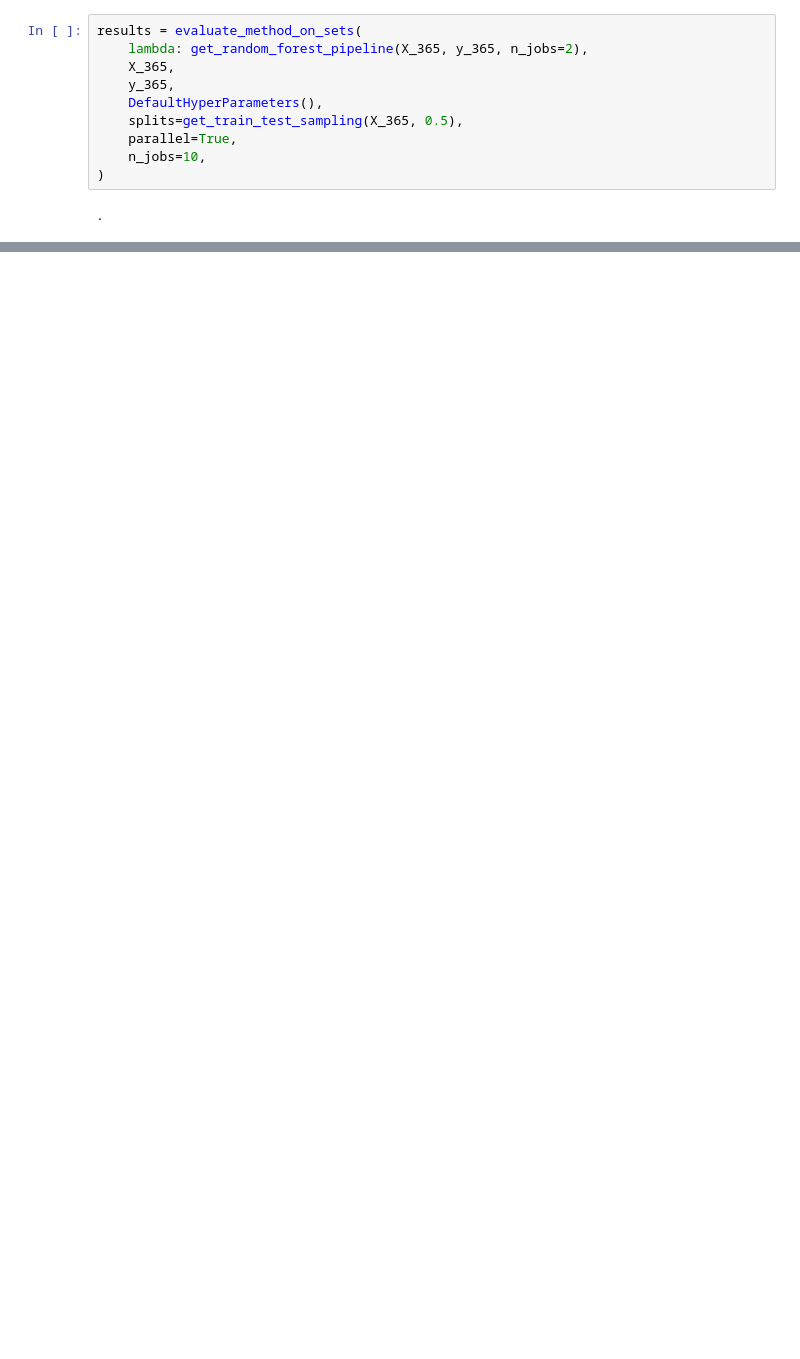
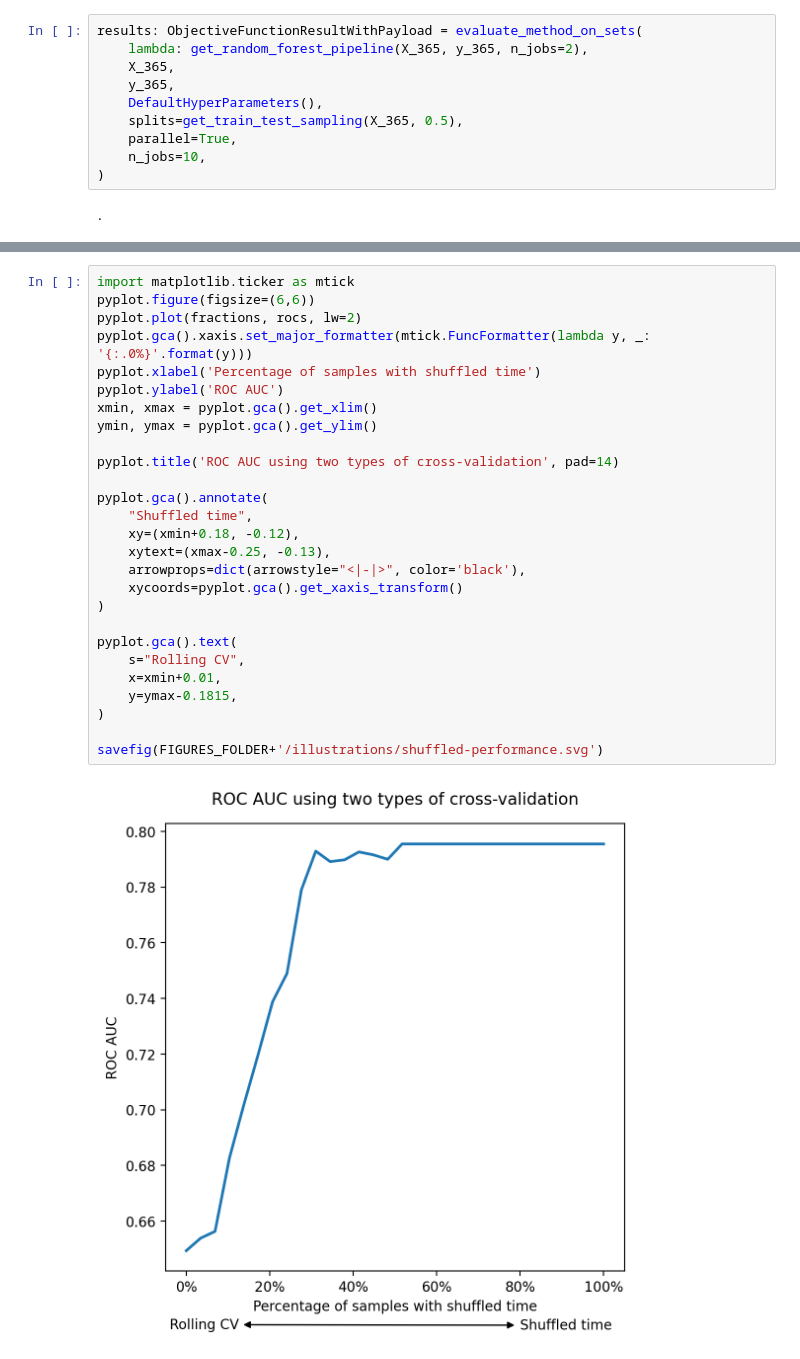
Before and after one commit to HCVE/unos-ml, a Jupyter notebook: notebooks/heart_transplant/heart_transplant_distance.ipynb, the cells around one changed output, grey strips where cells are left out. Saved outputs shown, nothing was run; the diff lists cells and outputs as text; blank space fills up the shorter version.

```diff
--- a/notebooks/heart_transplant/heart_transplant_distance.ipynb
+++ b/notebooks/heart_transplant/heart_transplant_distance.ipynb
@@ -46,7 +71,7 @@ X_365, y_365, dataset_raw = get_reduced_binary_dataset_cached()
 # %%
 pipeline = get_random_forest_pipeline(X_365, y_365)
 # %%
-results = evaluate_method_on_sets(
+results: ObjectiveFunctionResultWithPayload = evaluate_method_on_sets(
     lambda: get_random_forest_pipeline(X_365, y_365, n_jobs=2),
     X_365,
     y_365,
@@ -65,0 +225,29 @@ cv_results
+# %%
+import matplotlib.ticker as mtick
+pyplot.figure(figsize=(6,6))
+pyplot.plot(fractions, rocs, lw=2)
+pyplot.gca().xaxis.set_major_formatter(mtick.FuncFormatter(lambda y, _: '{:.0%}'.format(y)))
+pyplot.xlabel('Percentage of samples with shuffled time')
+pyplot.ylabel('ROC AUC')
+xmin, xmax = pyplot.gca().get_xlim()
+ymin, ymax = pyplot.gca().get_ylim()
+
+pyplot.title('ROC AUC using two types of cross-validation', pad=14)
+
+pyplot.gca().annotate(
+    "Shuffled time",
+    xy=(xmin+0.18, -0.12),
+    xytext=(xmax-0.25, -0.13),
+    arrowprops=dict(arrowstyle="<|-|>", color='black'),
+    xycoords=pyplot.gca().get_xaxis_transform()
+)
+
+pyplot.gca().text(
+    s="Rolling CV",
+    x=xmin+0.01,
+    y=ymax-0.1815,
+)
+
+savefig(FIGURES_FOLDER+'/illustrations/shuffled-performance.svg')
+# %% [output]
+[figure, added]
```
Also changed, not shown: parts of 14 cells of this notebook, 4 other files.
